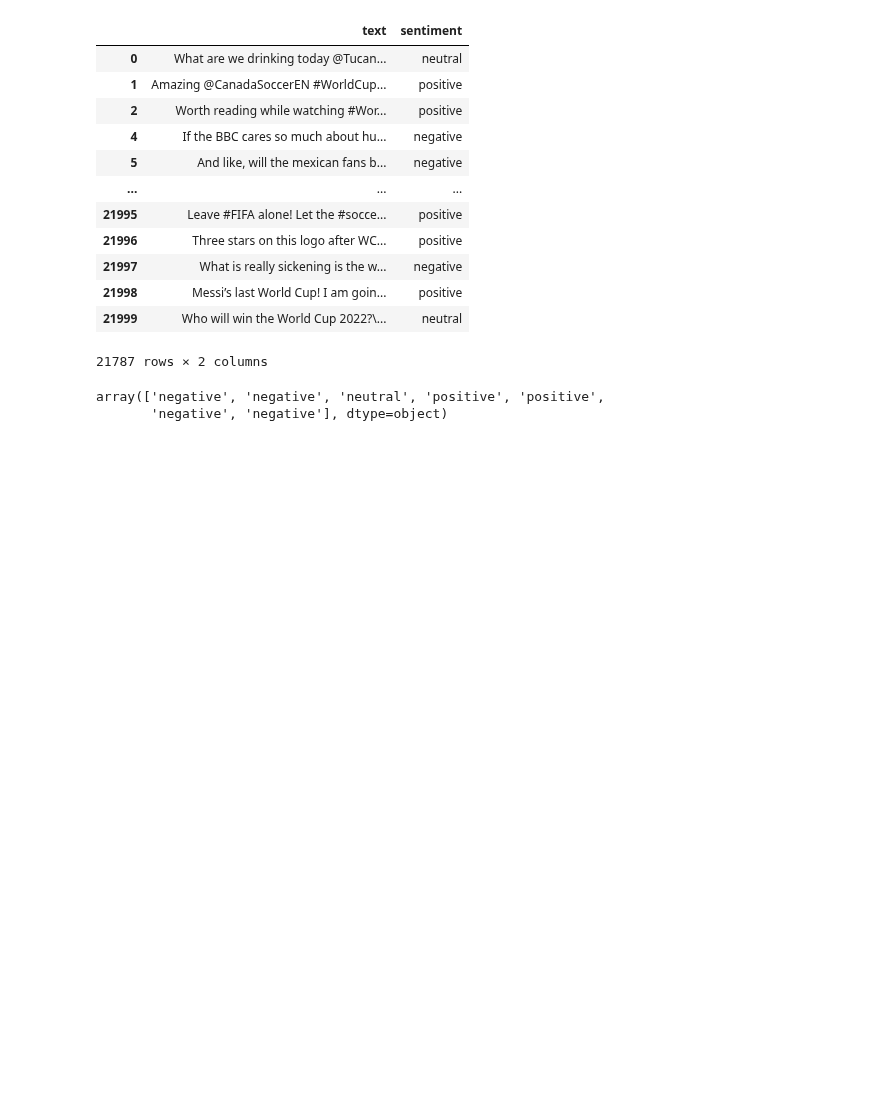
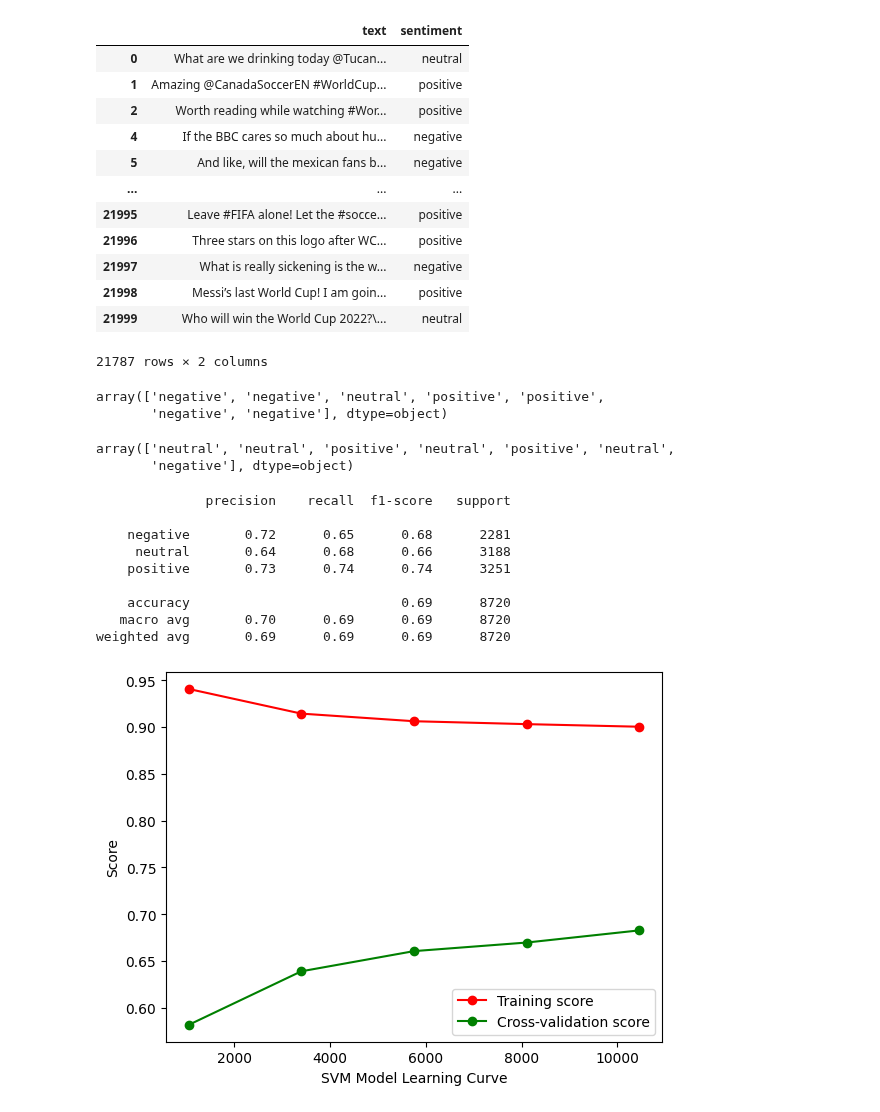
Before and after one commit to COGS118A/Group026-Wi23, a Jupyter notebook: COGS118A replacement data cleaning.ipynb, the cells around one changed output. Drawn from its saved outputs; the diff is of its cells as text; code cells hidden in the pictures; blank space fills up the shorter version.

Commit message:
Add model training parts to notebook

```diff
--- a/COGS118A replacement data cleaning.ipynb
+++ b/COGS118A replacement data cleaning.ipynb
@@ -638,0 +678,48 @@ array(['negative', 'negative', 'neutral', 'positive', 'positive',
+# %%
+# en_climate_df = pd.read_csv('en_climate_df.csv')
+
+# X = en_climate_df['text']
+# Y = en_climate_df['sentiment']
+
+en_fifa_df = pd.read_csv('new_fifa_df.csv')
+
+X = en_fifa_df['text']
+Y = en_fifa_df['sentiment']
+
+from matplotlib import pyplot as plt
+from sklearn.model_selection import train_test_split
+X_train, X_test, Y_train, Y_test = train_test_split(X, Y, random_state=15, train_size=0.6)
+
+# use svm to classify
+from sklearn.feature_extraction.text import CountVectorizer, TfidfTransformer
+from sklearn.svm import SVC
+
+countVectorizer = CountVectorizer()
+X_train = countVectorizer.fit_transform(X_train)
+
+tf_transformer = TfidfTransformer(use_idf=False).fit(X_train)
+X_train = tf_transformer.transform(X_train)
+
+clf_svm = SVC().fit(X_train, Y_train)
+
+tester = ['yayyy!', 'terrible', "she walked to the right", "woohoo", "I don't feel good", "sad", "feel kinda blue"]
+X_new_counts = countVectorizer.transform(tester)
+X_new_tfidf = tf_transformer.transform(X_new_counts)
+predicted = clf_svm.predict(X_new_tfidf)
+predicted
+# %% [output]
+array(['neutral', 'neutral', 'positive', 'neutral', 'positive', 'neutral',
+       'negative'], dtype=object)
+# %%
+test_and_plot_model(clf_svm, X_test, Y_test, "SVM")
+# %% [output]
+              precision    recall  f1-score   support
+
+    negative       0.72      0.65      0.68      2281
+     neutral       0.64      0.68      0.66      3188
+    positive       0.73      0.74      0.74      3251
+
+    accuracy                           0.69      8720
+   macro avg       0.70      0.69      0.69      8720
+weighted avg       0.69      0.69      0.69      8720
+[figure, added]
```
Also changed, not shown: parts of 57 cells of this notebook.
